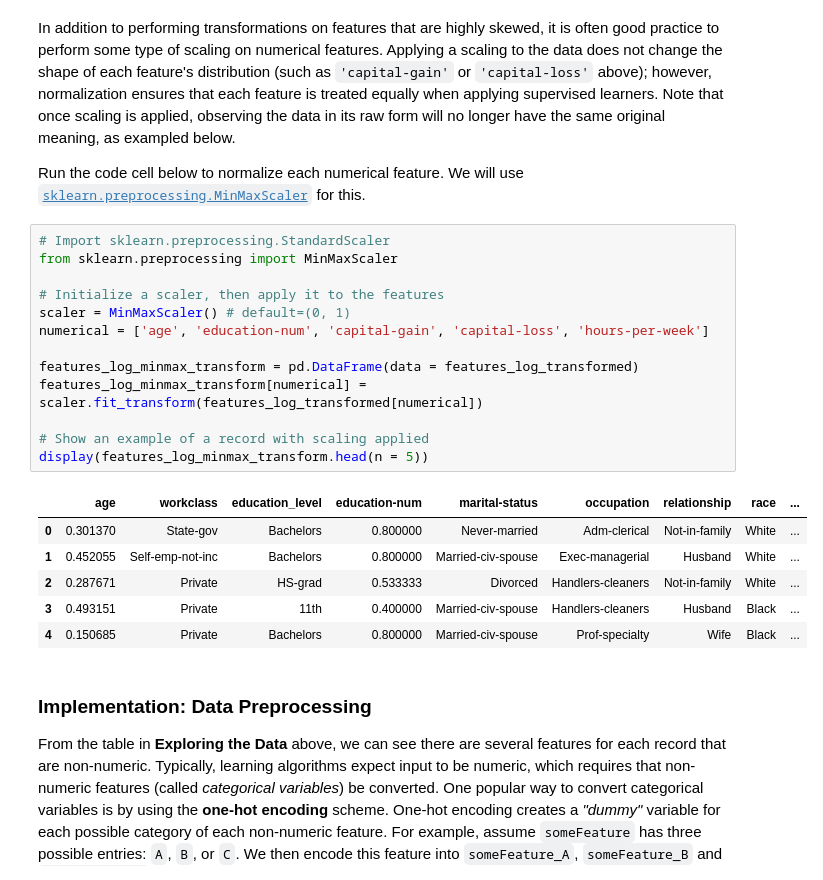
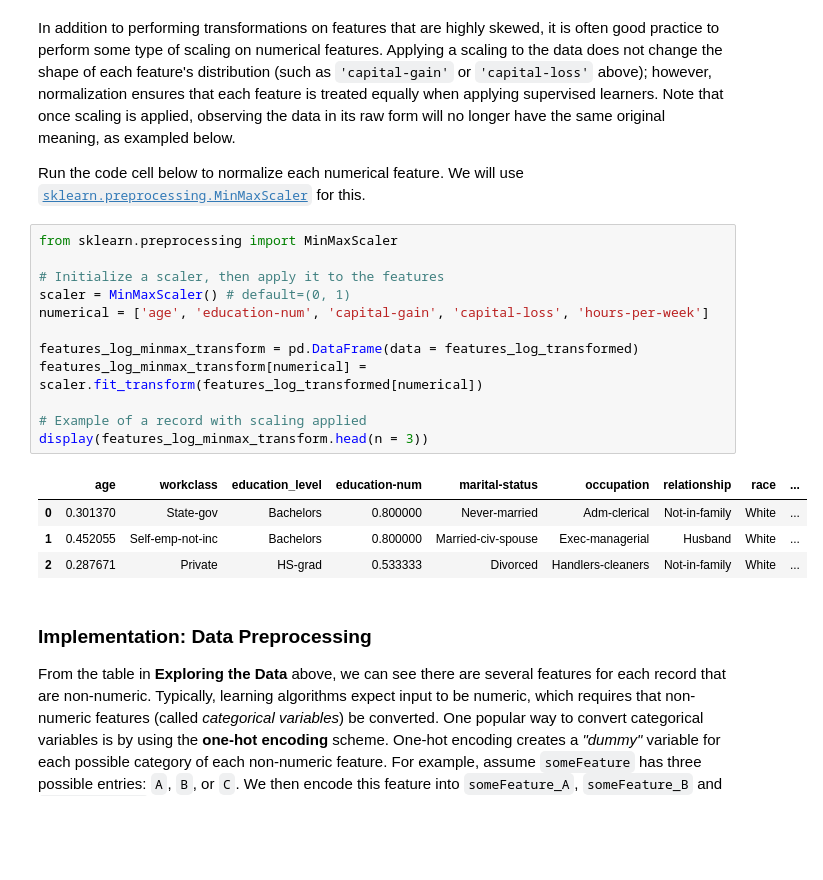
Before and after one commit to Selim78/machine-learning, a Jupyter notebook: projects/finding_donors/finding_donors.ipynb, the cells around one changed output. Drawn from its saved outputs; the diff is of its cells as text; blank space fills up the shorter version.

```diff
--- a/projects/finding_donors/finding_donors.ipynb
+++ b/projects/finding_donors/finding_donors.ipynb
@@ -125,25 +125,22 @@ In addition to performing transformations on features that are highly skewed, it
 
 Run the code cell below to normalize each numerical feature. We will use [`sklearn.preprocessing.MinMaxScaler`](http://scikit-learn.org/stable/modules/generated/sklearn.preprocessing.MinMaxScaler.html) for this.
 # %%
-# Import sklearn.preprocessing.StandardScaler
 from sklearn.preprocessing import MinMaxScaler
 
 # Initialize a scaler, then apply it to the features
 scaler = MinMaxScaler() # default=(0, 1)
 numerical = ['age', 'education-num', 'capital-gain', 'capital-loss', 'hours-per-week']
 
 features_log_minmax_transform = pd.DataFrame(data = features_log_transformed)
 features_log_minmax_transform[numerical] = scaler.fit_transform(features_log_transformed[numerical])
 
-# Show an example of a record with scaling applied
-display(features_log_minmax_transform.head(n = 5))
+# Example of a record with scaling applied
+display(features_log_minmax_transform.head(n = 3))
 # %% [output]
 |  | age | workclass | education_level | education-num | marital-status | occupation | relationship | race | ... |
 | 0 | 0.301370 | State-gov | Bachelors | 0.800000 | Never-married | Adm-clerical | Not-in-family | White | ... |
 | 1 | 0.452055 | Self-emp-not-inc | Bachelors | 0.800000 | Married-civ-spouse | Exec-managerial | Husband | White | ... |
 | 2 | 0.287671 | Private | HS-grad | 0.533333 | Divorced | Handlers-cleaners | Not-in-family | White | ... |
-| 3 | 0.493151 | Private | 11th | 0.400000 | Married-civ-spouse | Handlers-cleaners | Husband | Black | ... |
-| 4 | 0.150685 | Private | Bachelors | 0.800000 | Married-civ-spouse | Prof-specialty | Wife | Black | ... |
 # %% [markdown]
 ### Implementation: Data Preprocessing
 
```
Also changed, not shown: parts of 22 cells of this notebook, 2 other files.
